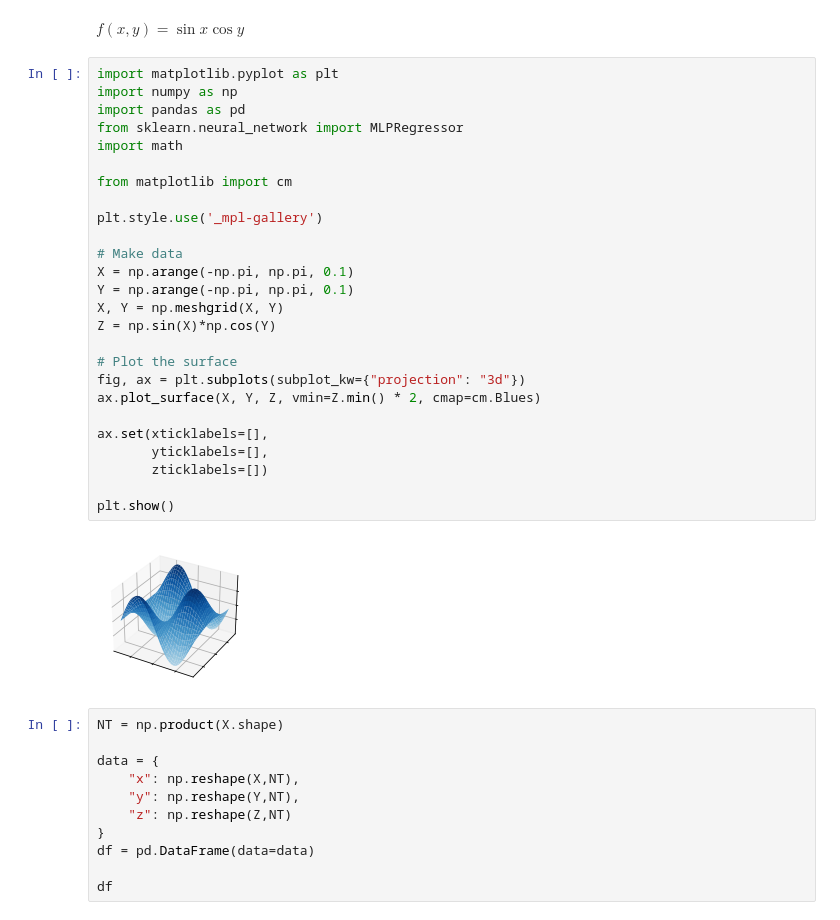
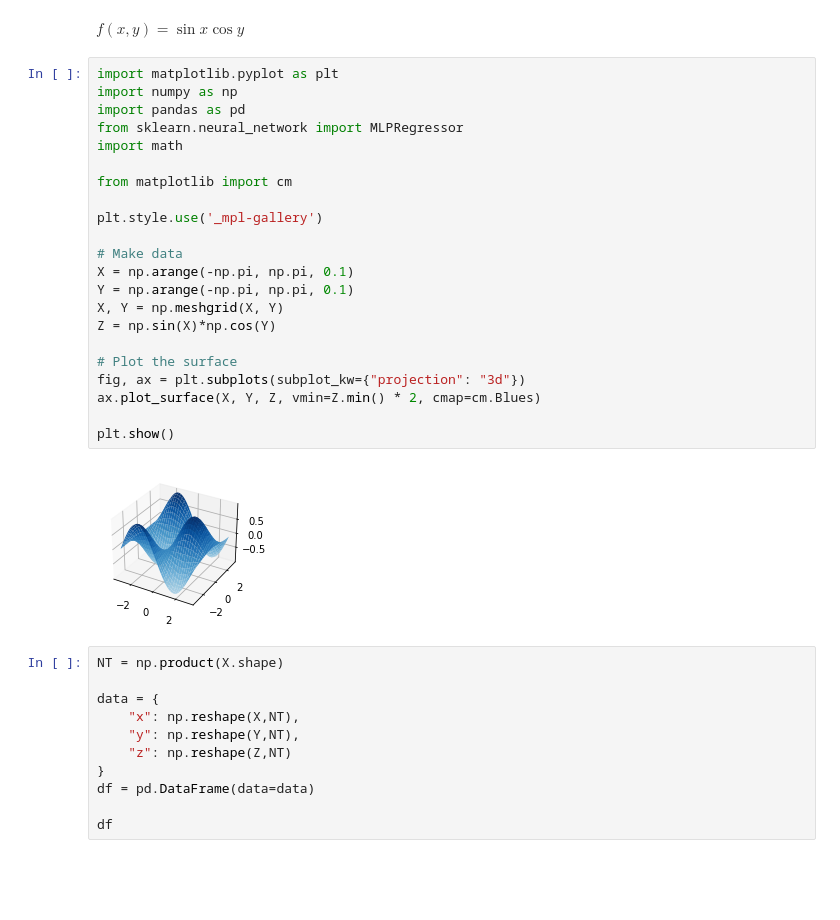
Before and after one commit to stepanshulpin/adaptive_critic, a Jupyter notebook: fun.ipynb, the cells around one changed output. Drawn from its saved outputs; the diff is of its cells as text; blank space fills up the shorter version.

```diff
--- a/fun.ipynb
+++ b/fun.ipynb
@@ -3,31 +3,27 @@ $f(x,y) = \sin{x} \cos{y}$
 # %%
 import matplotlib.pyplot as plt
 import numpy as np
 import pandas as pd
 from sklearn.neural_network import MLPRegressor
 import math
 
 from matplotlib import cm
 
 plt.style.use('_mpl-gallery')
 
 # Make data
 X = np.arange(-np.pi, np.pi, 0.1)
 Y = np.arange(-np.pi, np.pi, 0.1)
 X, Y = np.meshgrid(X, Y)
 Z = np.sin(X)*np.cos(Y)
 
 # Plot the surface
 fig, ax = plt.subplots(subplot_kw={"projection": "3d"})
 ax.plot_surface(X, Y, Z, vmin=Z.min() * 2, cmap=cm.Blues)
 
-ax.set(xticklabels=[],
-       yticklabels=[],
-       zticklabels=[])
-
 plt.show()
 # %% [output]
-[figure, old version]
+[figure, new version]
 # %%
 NT = np.product(X.shape)
 
```
Also changed, not shown: parts of 7 cells of this notebook.
